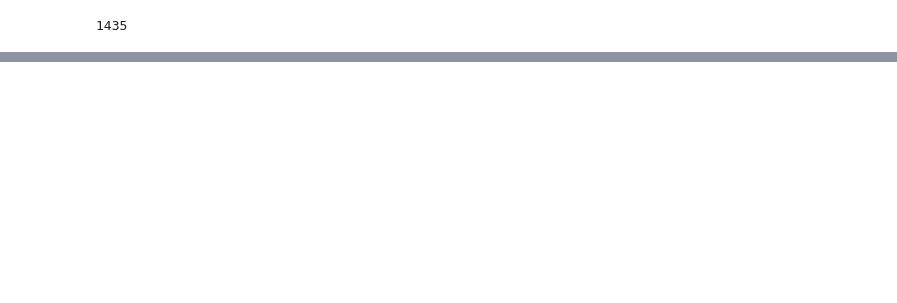
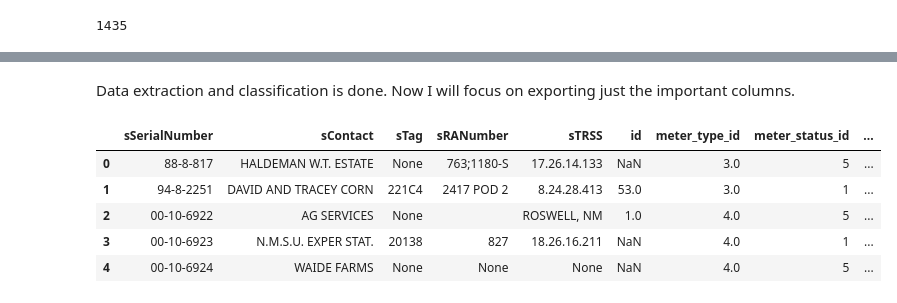
Before and after one commit to NMWDI/WaterManagerDB, a Jupyter notebook: tools/ExtractMeters.ipynb, the cells around one changed output, grey strips where cells are left out. Cells and saved outputs as stored; diff of their text form; code cells hidden in the pictures; blank space fills up the shorter version.

Commit message:
Finished meter extraction started meter reorganization

```diff
--- a/tools/ExtractMeters.ipynb
+++ b/tools/ExtractMeters.ipynb
@@ -286,0 +289,13 @@ meters.drop_duplicates(subset='sSerialNumber', keep='first', inplace=True)
+# %% [markdown]
+Data extraction and classification is done. Now I will focus on exporting just the important columns.
+# %%
+#Drop columns sSize, sBrand, sModel, sLatLong, sStatus, organization_name
+meters.drop(columns=['sSize', 'sBrand', 'sModel', 'sLatLong', 'sStatus', 'organization_name'], inplace=True)
+meters.head()
+# %% [output]
+|  | sSerialNumber | sContact | sTag | sRANumber | sTRSS | id | meter_type_id | meter_status_id | ... |
+| 0 | 88-8-817 | HALDEMAN W.T. ESTATE | None | 763;1180-S | 17.26.14.133 | NaN | 3.0 | 5 | ... |
+| 1 | 94-8-2251 | DAVID AND TRACEY CORN | 221C4 | 2417 POD 2 | 8.24.28.413 | 53.0 | 3.0 | 1 | ... |
+| 2 | 00-10-6922 | AG SERVICES | None |  | ROSWELL, NM | 1.0 | 4.0 | 5 | ... |
+| 3 | 00-10-6923 | N.M.S.U. EXPER STAT. | 20138 | 827 | 18.26.16.211 | NaN | 4.0 | 1 | ... |
+| 4 | 00-10-6924 | WAIDE FARMS | None | None | None | NaN | 4.0 | 5 | ... |
```
Also changed, not shown: parts of 17 cells of this notebook, 4 other files.
